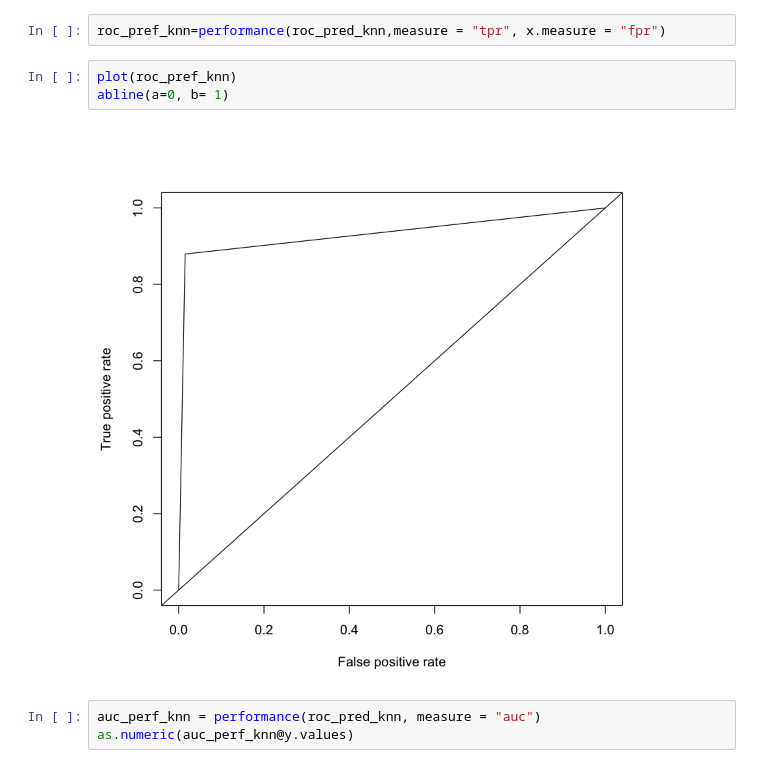
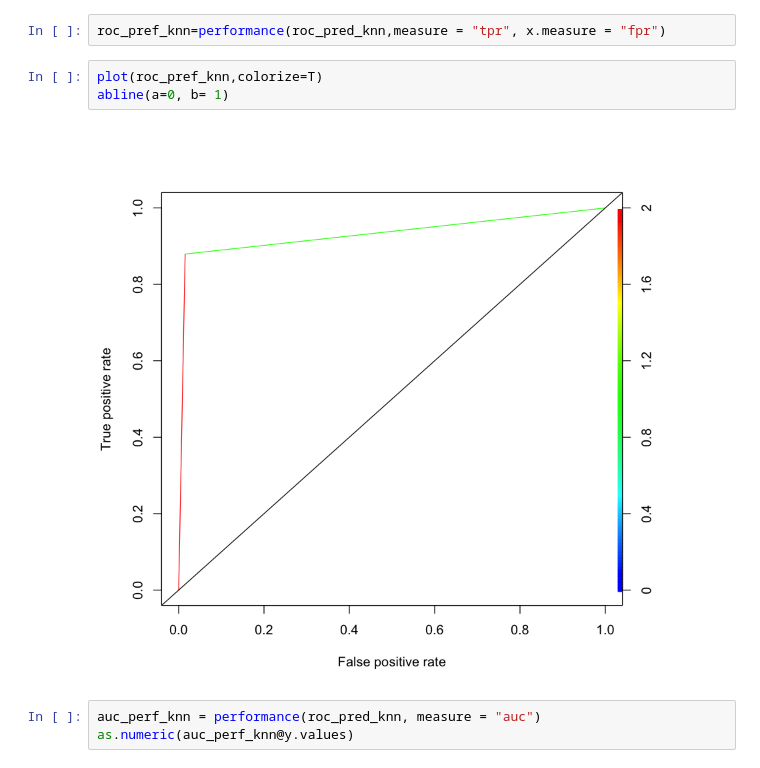
Before and after one commit to jamalarz/Projet_Supervised_Learning, a Jupyter notebook: Projet_Supervised_Learning.ipynb, the cells around one changed output. Drawn from its saved outputs; the diff is of its cells as text.

```diff
--- a/Projet_Supervised_Learning.ipynb
+++ b/Projet_Supervised_Learning.ipynb
@@ -297,10 +297,10 @@ roc_pred_knn=prediction(as.numeric(as.character(knn)),datad_us_test$Class)
 # %%
 roc_pref_knn=performance(roc_pred_knn,measure = "tpr", x.measure = "fpr")
 # %%
-plot(roc_pref_knn)
+plot(roc_pref_knn,colorize=T)
 abline(a=0, b= 1)
 # %% [output]
-[figure, old version]
+[figure, new version]
 # %%
 auc_perf_knn = performance(roc_pred_knn, measure = "auc")
 as.numeric(auc_perf_knn@y.values)
```
Also changed, not shown: parts of 13 cells of this notebook.
